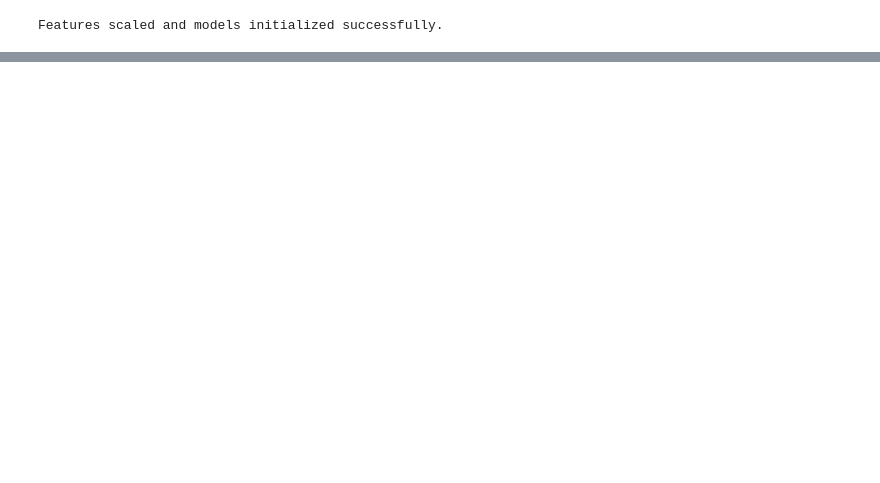
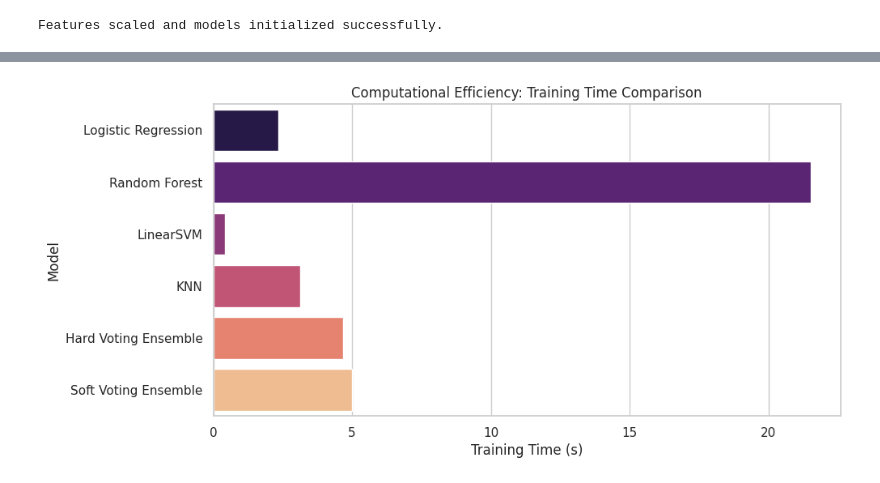
Before and after one commit to Eyob-Assefa/ml_diabetes-risk-app, a Jupyter notebook: diabetes_ml_model.ipynb, the cells around one changed output, grey strips where cells are left out. Saved outputs shown, nothing was run; the diff lists cells and outputs as text; code cells hidden in the pictures; blank space fills up the shorter version.

```diff
--- a/diabetes_ml_model.ipynb
+++ b/diabetes_ml_model.ipynb
@@ -389,0 +469,10 @@ print("hello")
+# %%
+# using the 'train_times' from Section 5 we can compare computational efficiency
+time_df = pd.DataFrame(list(train_times.items()), columns=['Model', 'Training Time (s)'])
+
+plt.figure(figsize=(10, 5))
+sns.barplot(x='Training Time (s)', y='Model', data=time_df, hue='Model', palette='magma')
+plt.title('Computational Efficiency: Training Time Comparison')
+plt.show()
+# %% [output]
+[figure, added]
```
Also changed, not shown: parts of 22 cells of this notebook.
